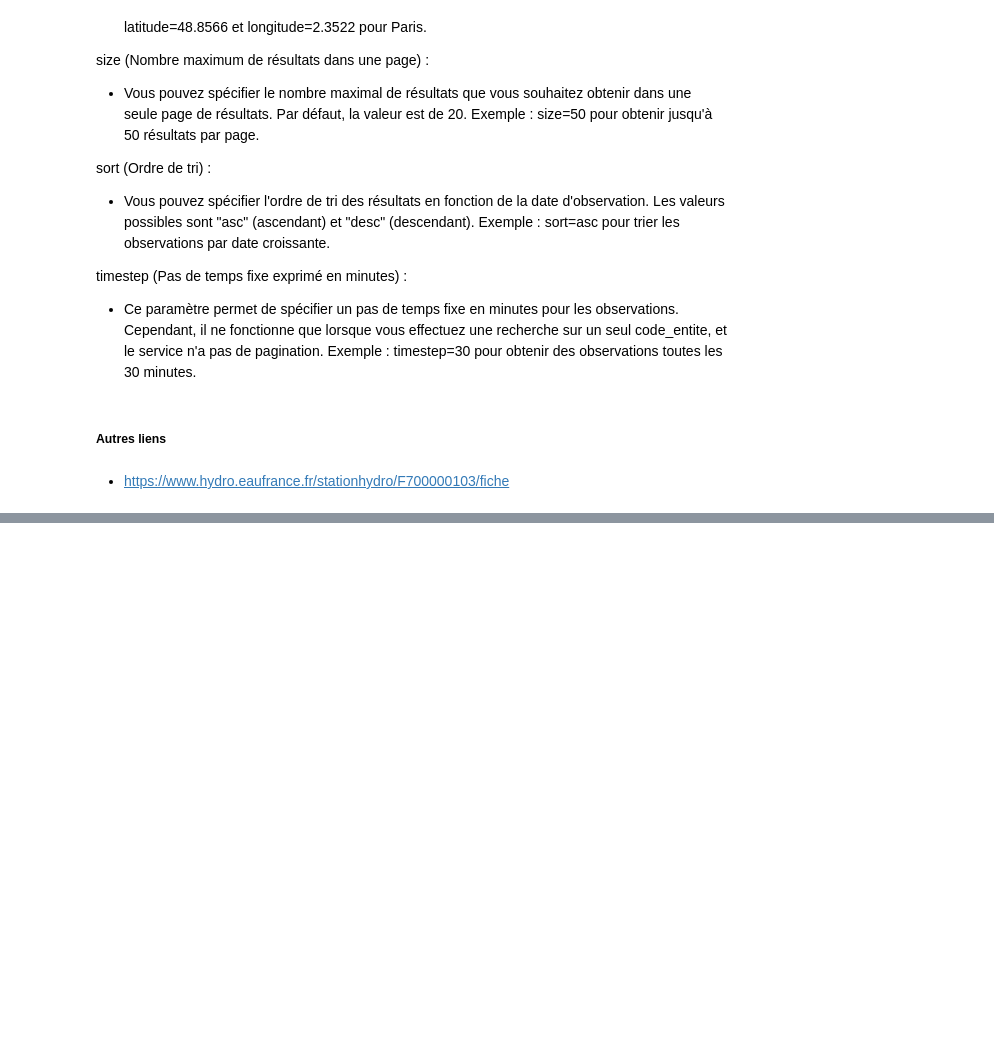
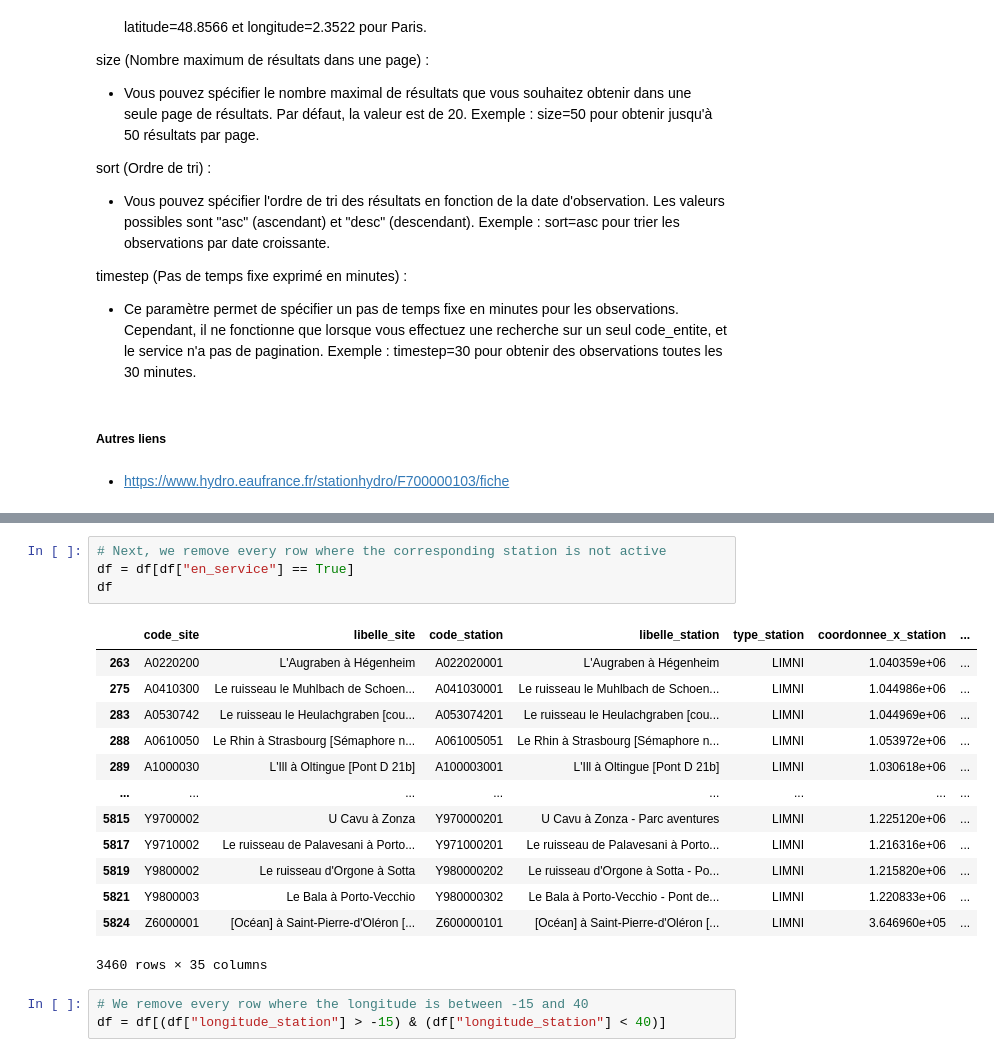
Before and after one commit to AurorePDSA/real-time-flood-alerts, a Jupyter notebook: real-time-flooding-alerts.ipynb, the cells around one changed output, grey strips where cells are left out. Saved outputs shown, nothing was run; the diff lists cells and outputs as text; blank space fills up the shorter version.

```diff
--- a/real-time-flooding-alerts.ipynb
+++ b/real-time-flooding-alerts.ipynb
@@ -135,0 +227,21 @@ Exemple : timestep=30 pour obtenir des observations toutes les 30 minutes.
+# %%
+# Next, we remove every row where the corresponding station is not active
+df = df[df["en_service"] == True]
+df
+# %% [output]
+|  | code_site | libelle_site | code_station | libelle_station | type_station | coordonnee_x_station | ... |
+| 263 | A0220200 | L'Augraben à Hégenheim | A022020001 | L'Augraben à Hégenheim | LIMNI | 1.040359e+06 | ... |
+| 275 | A0410300 | Le ruisseau le Muhlbach de Schoen... | A041030001 | Le ruisseau le Muhlbach de Schoen... | LIMNI | 1.044986e+06 | ... |
+| 283 | A0530742 | Le ruisseau le Heulachgraben [cou... | A053074201 | Le ruisseau le Heulachgraben [cou... | LIMNI | 1.044969e+06 | ... |
+| 288 | A0610050 | Le Rhin à Strasbourg [Sémaphore n... | A061005051 | Le Rhin à Strasbourg [Sémaphore n... | LIMNI | 1.053972e+06 | ... |
+| 289 | A1000030 | L'Ill à Oltingue [Pont D 21b] | A100003001 | L'Ill à Oltingue [Pont D 21b] | LIMNI | 1.030618e+06 | ... |
+| ... | ... | ... | ... | ... | ... | ... | ... |
+| 5815 | Y9700002 | U Cavu à Zonza | Y970000201 | U Cavu à Zonza - Parc aventures | LIMNI | 1.225120e+06 | ... |
+| 5817 | Y9710002 | Le ruisseau de Palavesani à Porto... | Y971000201 | Le ruisseau de Palavesani à Porto... | LIMNI | 1.216316e+06 | ... |
+| 5819 | Y9800002 | Le ruisseau d'Orgone à Sotta | Y980000202 | Le ruisseau d'Orgone à Sotta - Po... | LIMNI | 1.215820e+06 | ... |
+| 5821 | Y9800003 | Le Bala à Porto-Vecchio | Y980000302 | Le Bala à Porto-Vecchio - Pont de... | LIMNI | 1.220833e+06 | ... |
+| 5824 | Z6000001 | [Océan] à Saint-Pierre-d'Oléron [... | Z600000101 | [Océan] à Saint-Pierre-d'Oléron [... | LIMNI | 3.646960e+05 | ... |
+3460 rows × 35 columns
+# %%
+# We remove every row where the longitude is between -15 and 40
+df = df[(df["longitude_station"] > -15) & (df["longitude_station"] < 40)]
```
Also changed, not shown: parts of 15 cells of this notebook.
